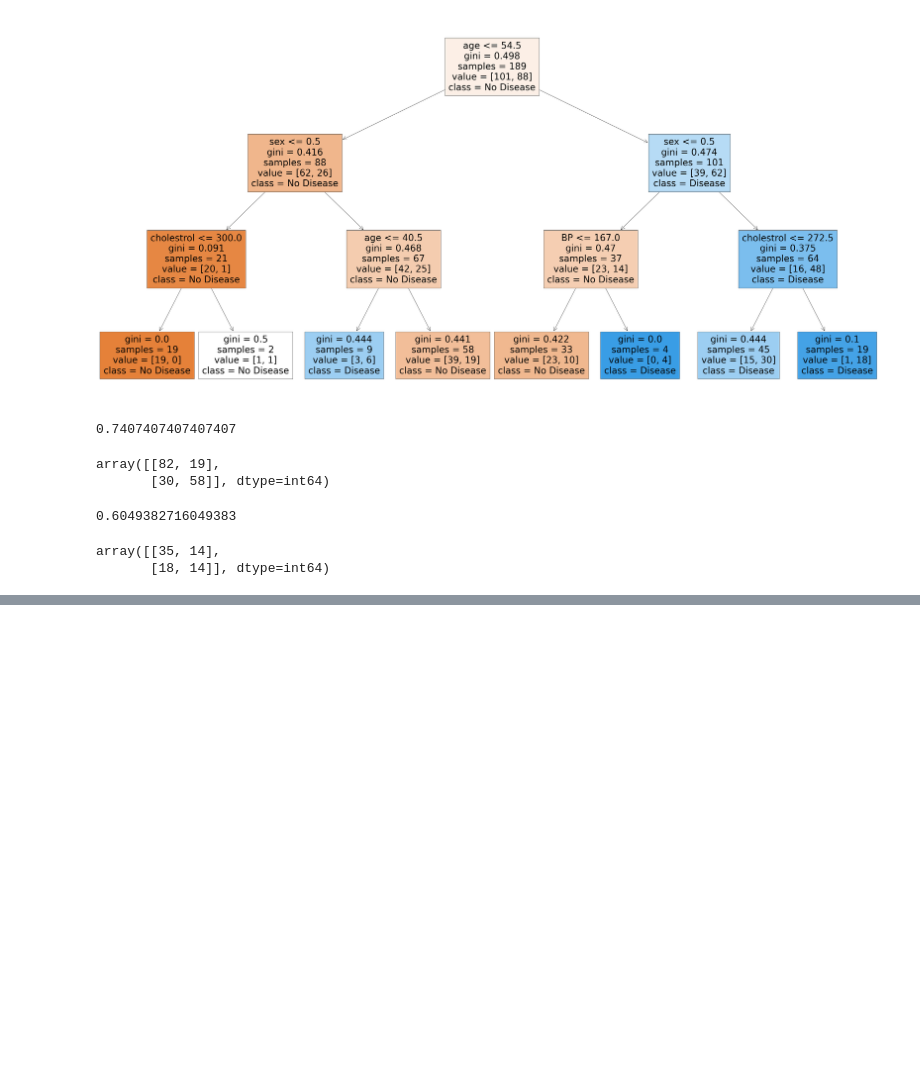
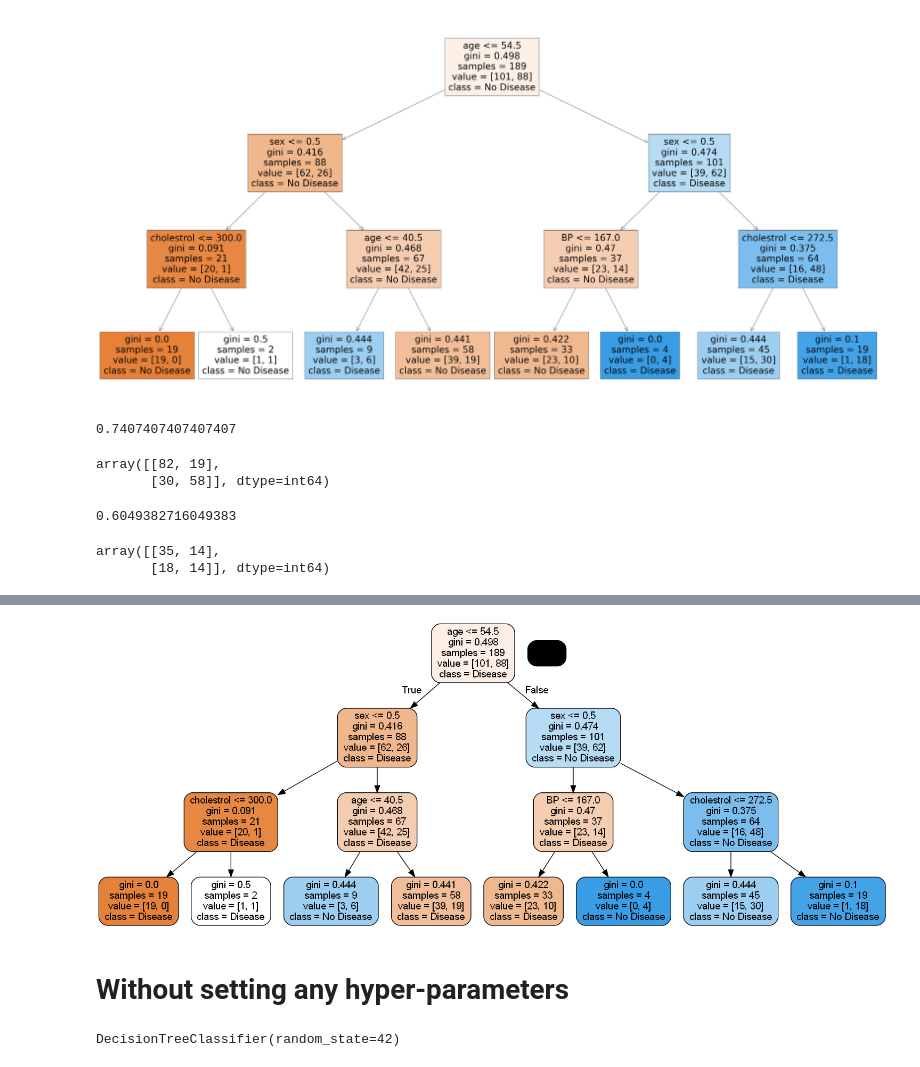
Before and after one commit to KalyaniVijayPakhale/Heart-Disease-Prediction-Tree-Model-, a Jupyter notebook: Heart disease prediction.ipynb, the cells around one changed output, grey strips where cells are left out. Cells and saved outputs as stored; diff of their text form; code cells hidden in the pictures; blank space fills up the shorter version.

```diff
--- a/Heart disease prediction.ipynb
+++ b/Heart disease prediction.ipynb
@@ -115,0 +124,8 @@ array([[35, 14],
+# %%
+def get_dt_graph(dt_classifier):
+    dot_data = StringIO()
+    export_graphviz(dt_classifier, out_file=dot_data, filled=True,rounded=True,
+                    feature_names=X.columns,
+                    class_names=['Disease', "No Disease"])
+    graph = pydotplus.graph_from_dot_data(dot_data.getvalue())
+    return graph
@@ -115,0 +153,12 @@ array([[35, 14],
+# %%
+gph = get_dt_graph(dt)
+Image(gph.create_png())
+# %% [output]
+[figure, added]
+# %% [markdown]
+# Without setting any hyper-parameters
+# %%
+dt_default = DecisionTreeClassifier(random_state=42)
+dt_default.fit(X_train, Y_train)
+# %% [output]
+DecisionTreeClassifier(random_state=42)
```
Also changed, not shown: parts of 63 cells of this notebook.
